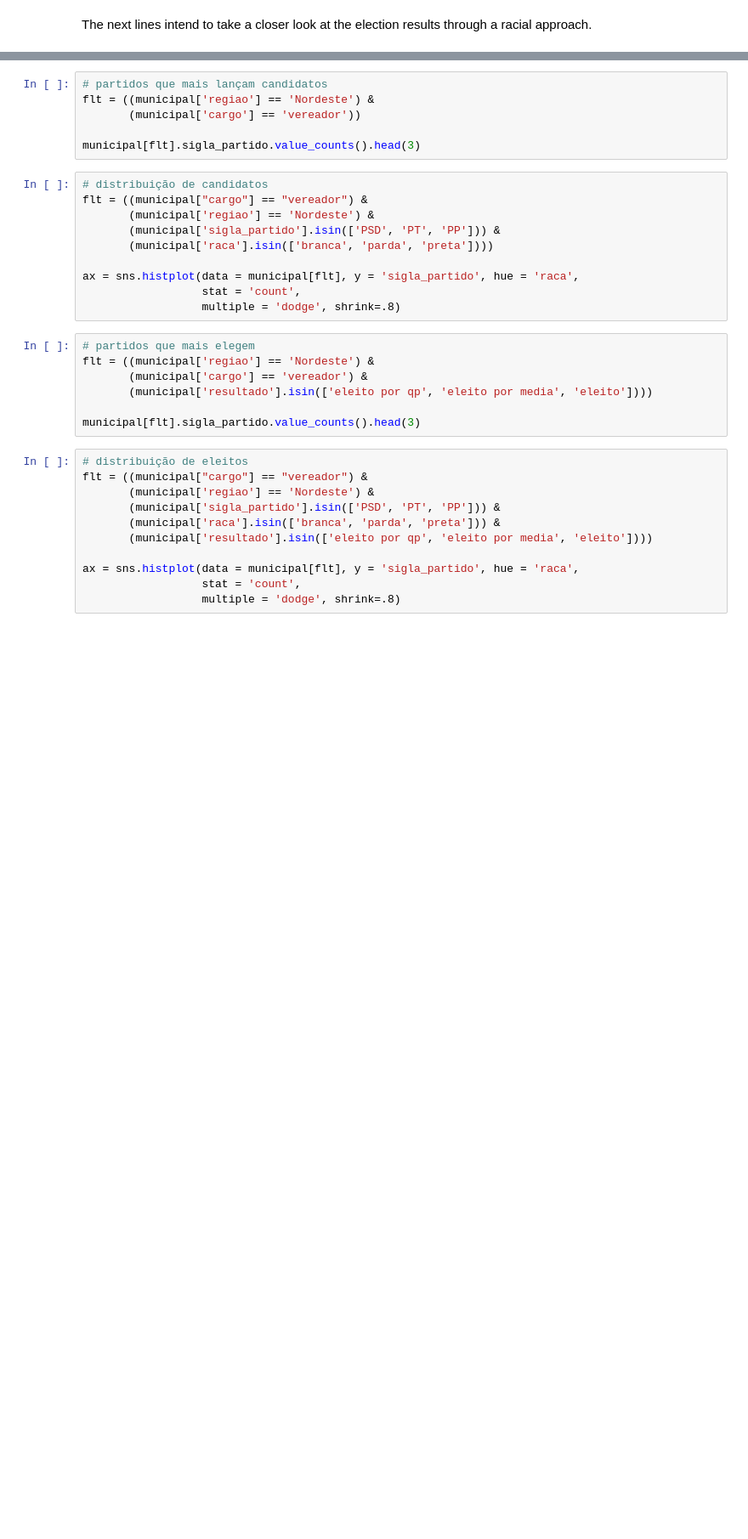
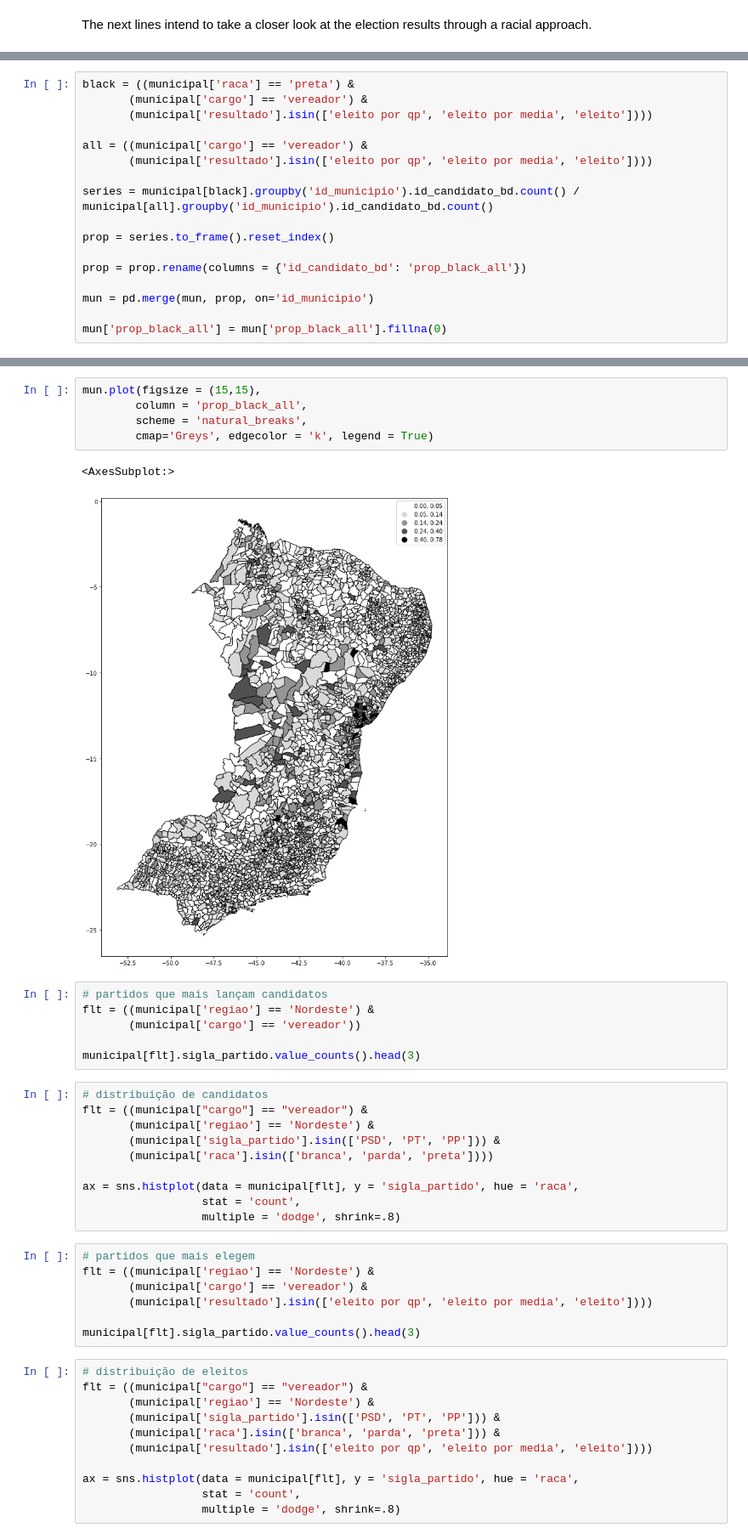
Before and after one commit to felipelmc/Brazilian-Elections, a Jupyter notebook: analysis.ipynb, the cells around one changed output, grey strips where cells are left out. Shown at 85% size. Saved outputs shown, nothing was run; the diff lists cells and outputs as text; blank space fills up the shorter version.

```diff
--- a/analysis.ipynb
+++ b/analysis.ipynb
@@ -325,0 +334,17 @@ municipal.head()
+# %%
+black = ((municipal['raca'] == 'preta') &
+       (municipal['cargo'] == 'vereador') &
+       (municipal['resultado'].isin(['eleito por qp', 'eleito por media', 'eleito'])))
+
+all = ((municipal['cargo'] == 'vereador') &
+       (municipal['resultado'].isin(['eleito por qp', 'eleito por media', 'eleito'])))
+
+series = municipal[black].groupby('id_municipio').id_candidato_bd.count() / municipal[all].groupby('id_municipio').id_candidato_bd.count()
+
+prop = series.to_frame().reset_index()
+
+prop = prop.rename(columns = {'id_candidato_bd': 'prop_black_all'})
+
+mun = pd.merge(mun, prop, on='id_municipio')
+
+mun['prop_black_all'] = mun['prop_black_all'].fillna(0)
@@ -326,3 +360,11 @@ municipal.head()
+# %%
+mun.plot(figsize = (15,15),
+        column = 'prop_black_all',
+        scheme = 'natural_breaks',
+        cmap='Greys', edgecolor = 'k', legend = True)
+# %% [output]
+<AxesSubplot:>
+[figure, added]
 # %%
 # partidos que mais lançam candidatos
 flt = ((municipal['regiao'] == 'Nordeste') &
```
Also changed, not shown: parts of 12 cells of this notebook.
